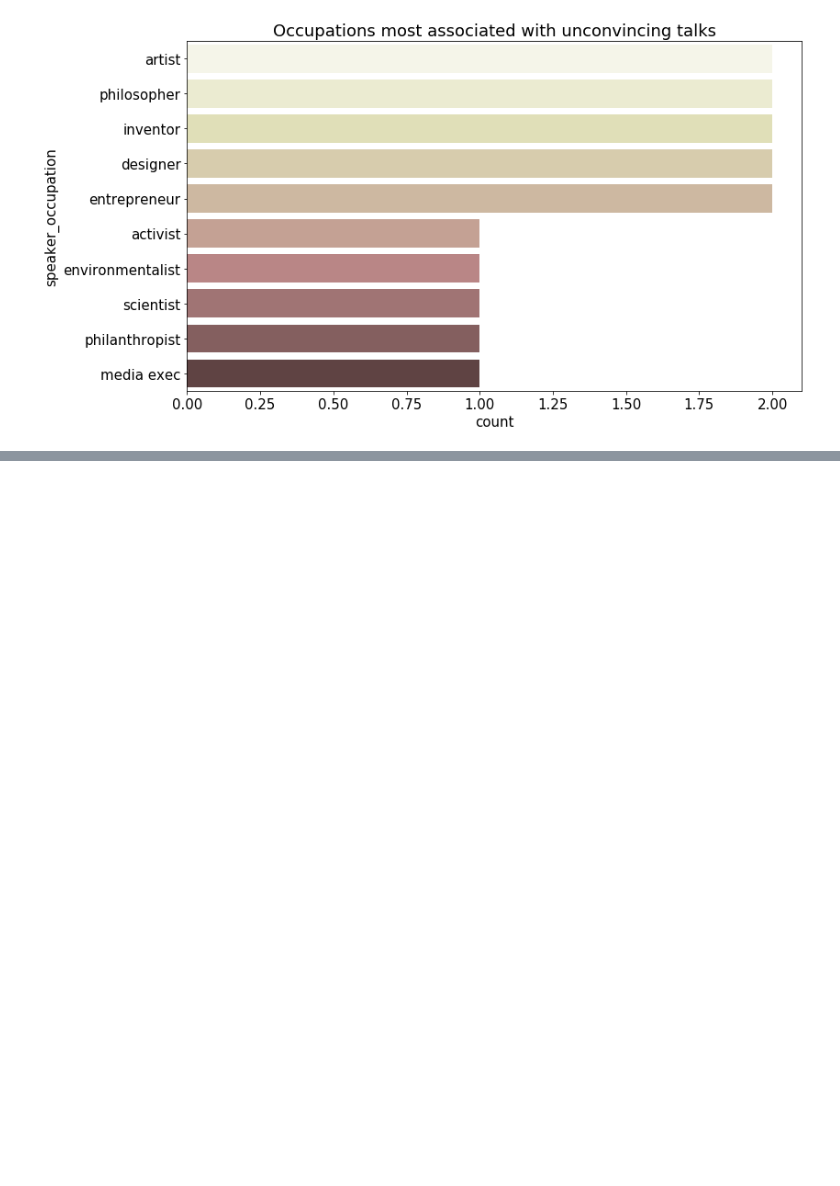
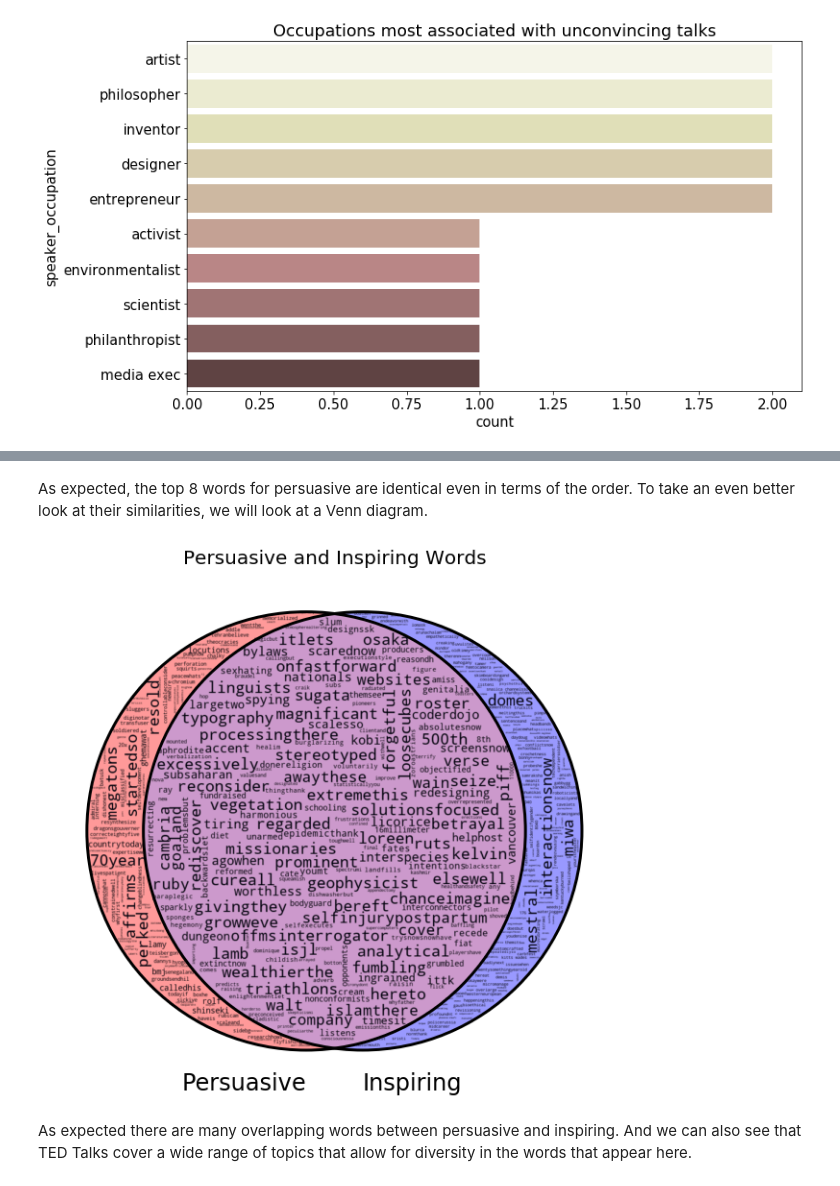
Before and after one commit to neebimin/The-Persuasive-Power-of-Words, a Jupyter notebook: code/02 Exploratory Data Analysis.ipynb, the cells around one changed output, grey strips where cells are left out. Saved outputs shown, nothing was run; the diff lists cells and outputs as text; code cells hidden in the pictures; blank space fills up the shorter version.

```diff
--- a/code/02 Exploratory Data Analysis.ipynb
+++ b/code/02 Exploratory Data Analysis.ipynb
@@ -352,0 +386,38 @@ plt.show()
+# %% [markdown]
+As expected, the top 8 words for persuasive are identical even in terms of the order. To take an even better look at their similarities, we will look at a Venn diagram.
+# %%
+persuasive_venn = ' '.join(persuasive['transcript'])
+inspiring_venn = ' '.join(inspiring['transcript'])
+
+# tokenize words:
+sets = []
+for string in [persuasive_venn, inspiring_venn]:
+
+    # get a word list
+    words = string.split(' ')
+
+    # remove non alphanumeric characters
+    words = [''.join(ch for ch in word if ch.isalnum()) for word in words]
+
+    # convert to all lower case
+    words = [word.lower() for word in words]
+
+    sets.append(set(words))
+
+# create visualisation
+fig, ax = plt.subplots(figsize=(20,10))
+ax.set_title('Persuasive and Inspiring Words', fontsize=20)
+v = venn2_wordcloud(sets,
+                    ax=ax,
+                    set_labels=["Persuasive", "Inspiring"])
+# add color
+v.get_patch_by_id('10').set_color('red')
+v.get_patch_by_id('10').set_alpha(0.4)
+v.get_patch_by_id('01').set_color('blue')
+v.get_patch_by_id('01').set_alpha(0.4)
+v.get_patch_by_id('11').set_color('purple')
+v.get_patch_by_id('11').set_alpha(0.4);
+# %% [output]
+[figure, added]
+# %% [markdown]
+As expected there are many overlapping words between persuasive and inspiring. And we can also see that TED Talks cover a wide range of topics that allow for diversity in the words that appear here.
```
Also changed, not shown: parts of 14 cells of this notebook, 6 other files.
